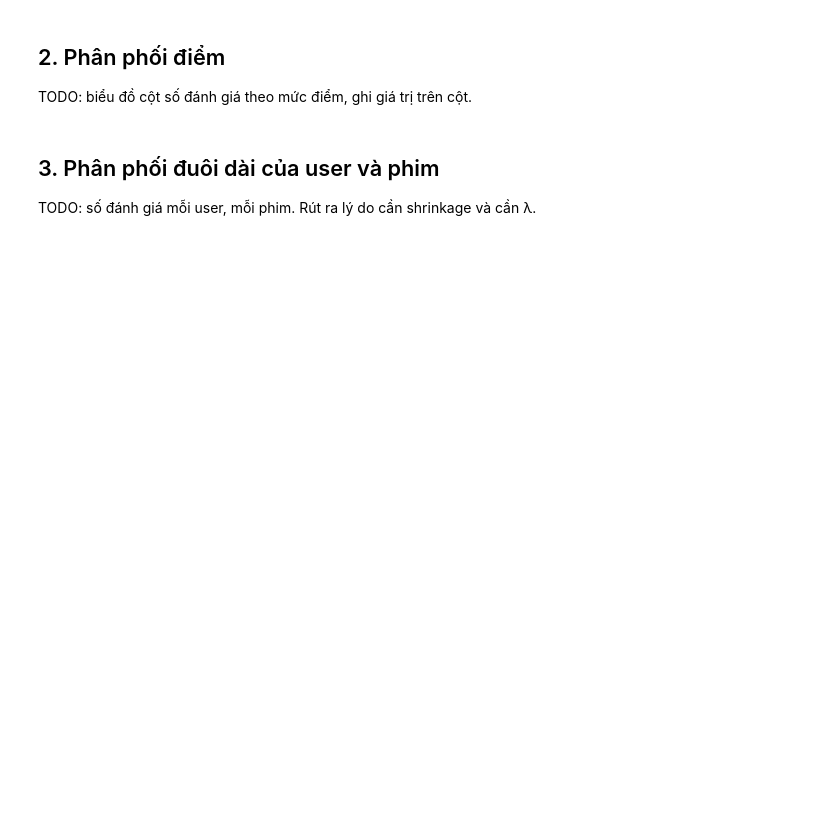
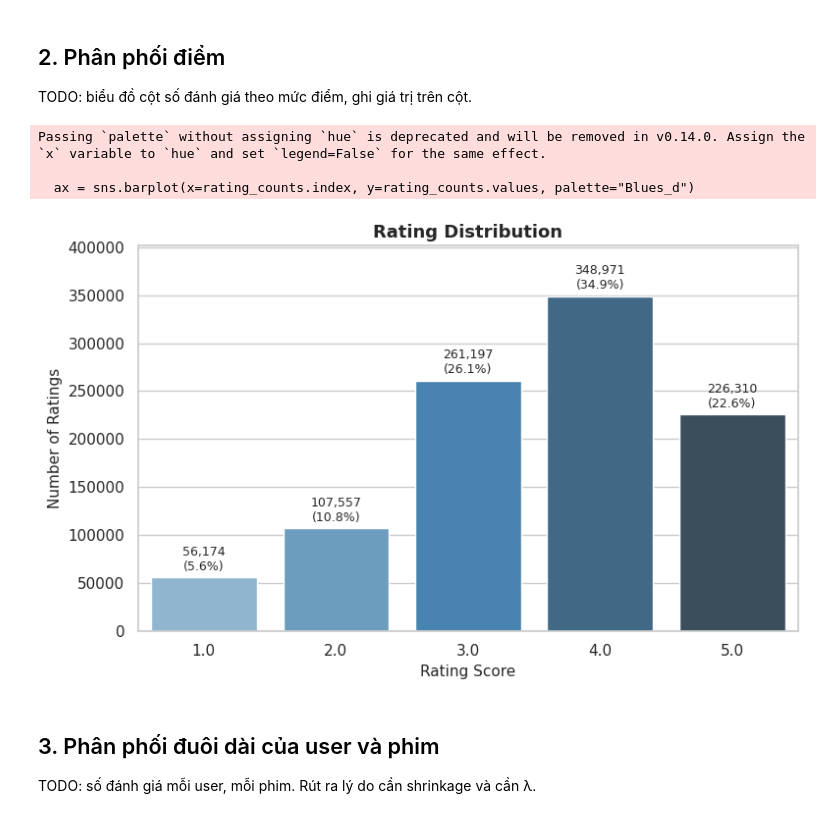
Before and after one commit to Sora-Huynh/mf-recsys, a Jupyter notebook: notebooks/01_eda.ipynb, the cells around one changed output. Saved outputs shown, nothing was run; the diff lists cells and outputs as text; code cells hidden in the pictures; blank space fills up the shorter version.

```diff
--- a/notebooks/01_eda.ipynb
+++ b/notebooks/01_eda.ipynb
@@ -10,6 +46,42 @@ TODO: dùng `src.data.load`, kiểm tra số dòng, số user, số phim, giá t
 ## 2. Phân phối điểm
 
 TODO: biểu đồ cột số đánh giá theo mức điểm, ghi giá trị trên cột.
+# %%
+import matplotlib.pyplot as plt
+import seaborn as sns
+
+plt.figure(figsize=(8, 5))
+sns.set_theme(style="whitegrid")
+
+rating_counts = ratings["rating"].value_counts().sort_index()
+ax = sns.barplot(x=rating_counts.index, y=rating_counts.values, palette="Blues_d")
+
+plt.title("Rating Distribution", fontsize=13, fontweight="bold")
+plt.xlabel("Rating Score", fontsize=11)
+plt.ylabel("Number of Ratings", fontsize=11)
+
+total_ratings = len(ratings)
+for p in ax.patches:
+    height = int(p.get_height())
+    pct = (height / total_ratings) * 100
+    ax.annotate(
+        f"{height:,}\n({pct:.1f}%)",
+        (p.get_x() + p.get_width() / 2.0, height),
+        ha="center",
+        va="bottom",
+        fontsize=9,
+        xytext=(0, 3),
+        textcoords="offset points",
+    )
+
+plt.ylim(0, max(rating_counts.values) * 1.15)
+plt.tight_layout()
+plt.show()
+# %% [output]
+Passing `palette` without assigning `hue` is deprecated and will be removed in v0.14.0. Assign the `x` variable to `hue` and set `legend=False` for the same effect.
+
+  ax = sns.barplot(x=rating_counts.index, y=rating_counts.values, palette="Blues_d")
+[figure, added]
 # %% [markdown]
 ## 3. Phân phối đuôi dài của user và phim
 
```
Also changed, not shown: parts of 5 cells of this notebook.
